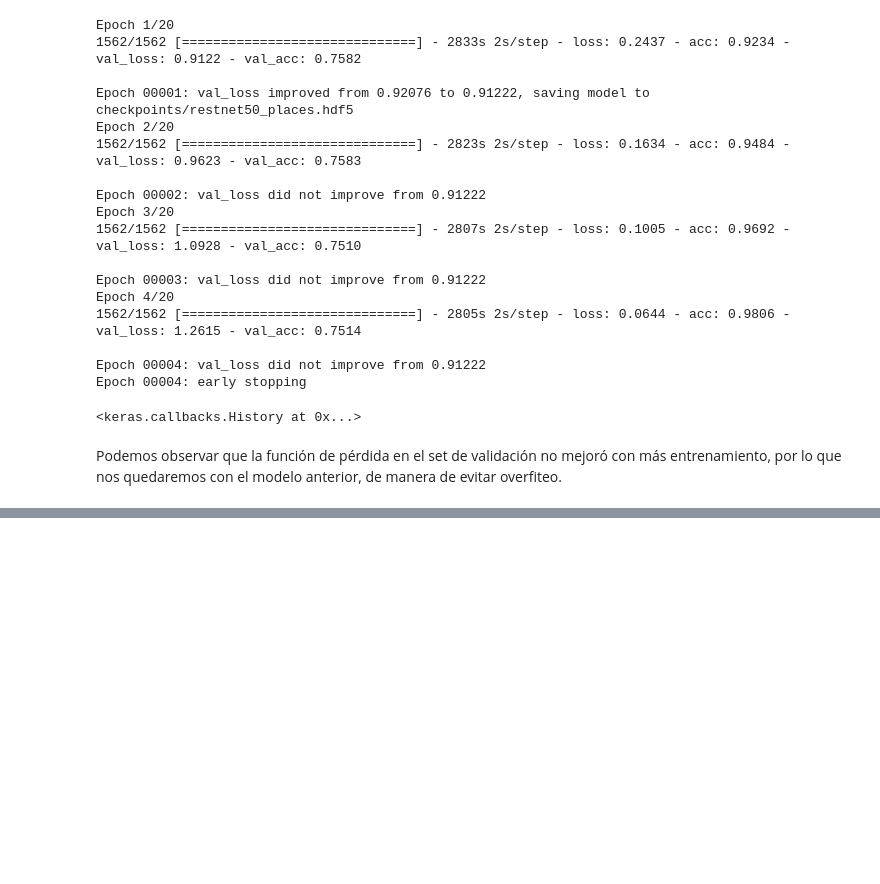
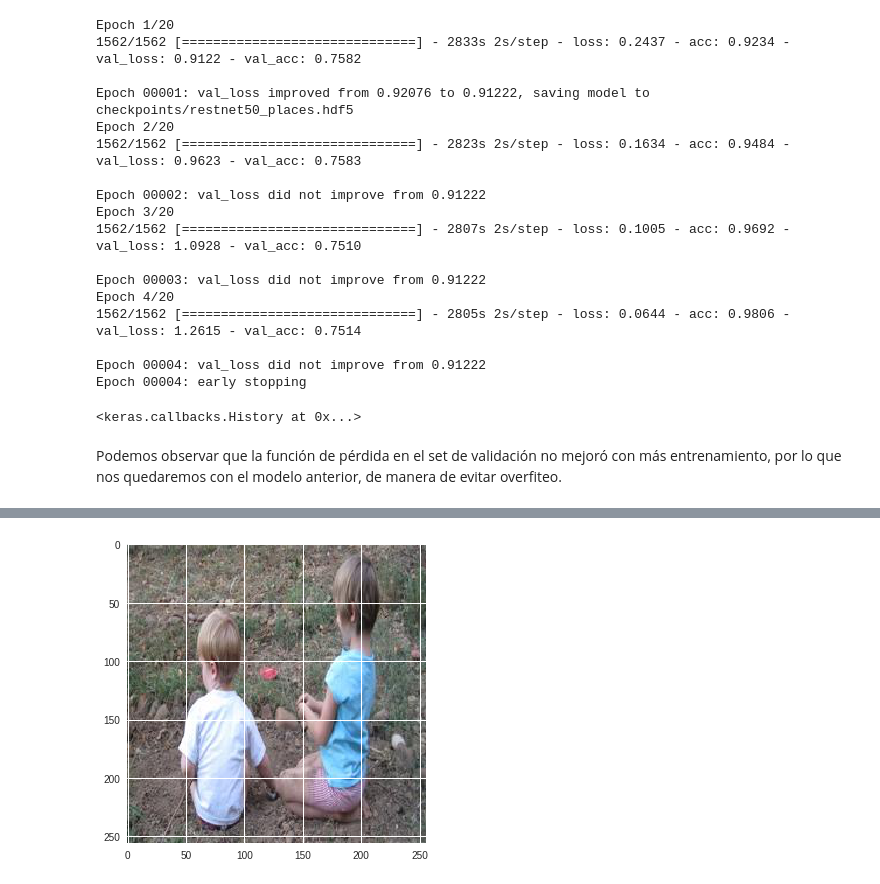
Before and after one commit to FranciscoRencoret1/deeplearning, a Jupyter notebook: AlexNet.ipynb, the cells around one changed output, grey strips where cells are left out. Drawn from its saved outputs; the diff is of its cells as text; code cells hidden in the pictures; blank space fills up the shorter version.

```diff
--- a/AlexNet.ipynb
+++ b/AlexNet.ipynb
@@ -1223,0 +1211,11 @@ dict_keys(['val_loss', 'val_acc', 'loss', 'acc'])
+# %%
+import matplotlib.image as mpimg
+
+def show_img(path):
+  img=mpimg.imread(path)
+  imgplot = plt.imshow(img)
+  plt.show()
+# %%
+show_img('Places25/train/sandbox/00000001.jpg')
+# %% [output]
+[figure, added]
```
Also changed, not shown: parts of 77 cells of this notebook.
